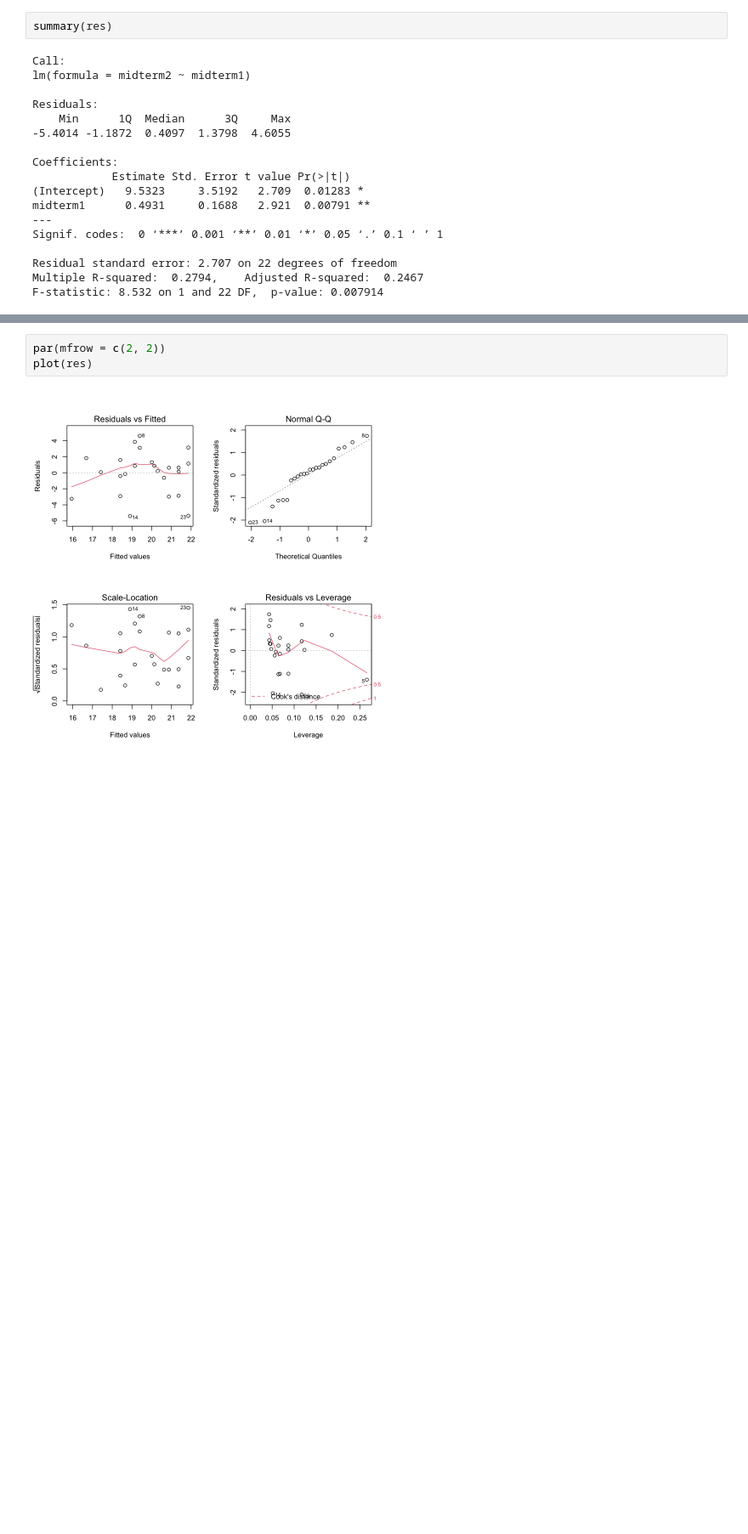
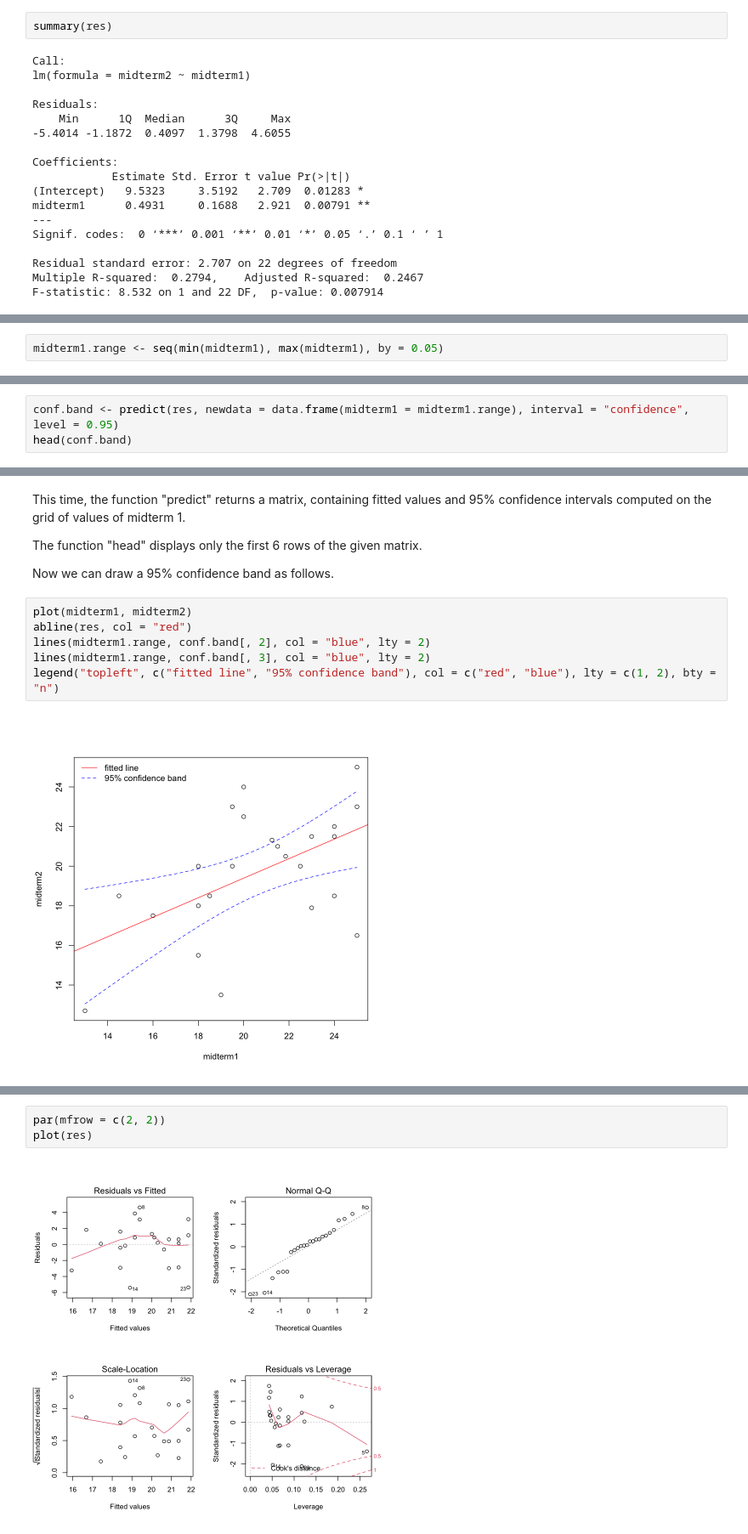
Before and after one commit to hyungsuktak/astro415, a Jupyter notebook: SLR.ipynb, the cells around one changed output, grey strips where cells are left out. Shown at 85% size. Drawn from its saved outputs; the diff is of its cells as text; blank space fills up the shorter version.

```diff
--- a/SLR.ipynb
+++ b/SLR.ipynb
@@ -132,0 +164,2 @@ That means, we assume (1) independence among the measurements, (2) linearity (i.
+# %%
+midterm1.range <- seq(min(midterm1), max(midterm1), by = 0.05)
@@ -132,0 +168,3 @@ That means, we assume (1) independence among the measurements, (2) linearity (i.
+# %%
+conf.band <- predict(res, newdata = data.frame(midterm1 = midterm1.range), interval = "confidence", level = 0.95)
+head(conf.band)
@@ -132,0 +180,14 @@ That means, we assume (1) independence among the measurements, (2) linearity (i.
+# %% [markdown]
+This time, the function "predict" returns a matrix, containing fitted values and 95% confidence intervals computed on the grid of values of midterm 1.
+
+The function "head" displays only the first 6 rows of the given matrix.
+
+Now we can draw a 95% confidence band as follows.
+# %%
+plot(midterm1, midterm2)
+abline(res, col = "red")
+lines(midterm1.range, conf.band[, 2], col = "blue", lty = 2)
+lines(midterm1.range, conf.band[, 3], col = "blue", lty = 2)
+legend("topleft", c("fitted line", "95% confidence band"), col = c("red", "blue"), lty = c(1, 2), bty = "n")
+# %% [output]
+[figure, added]
```
Also changed, not shown: parts of 23 cells of this notebook.
